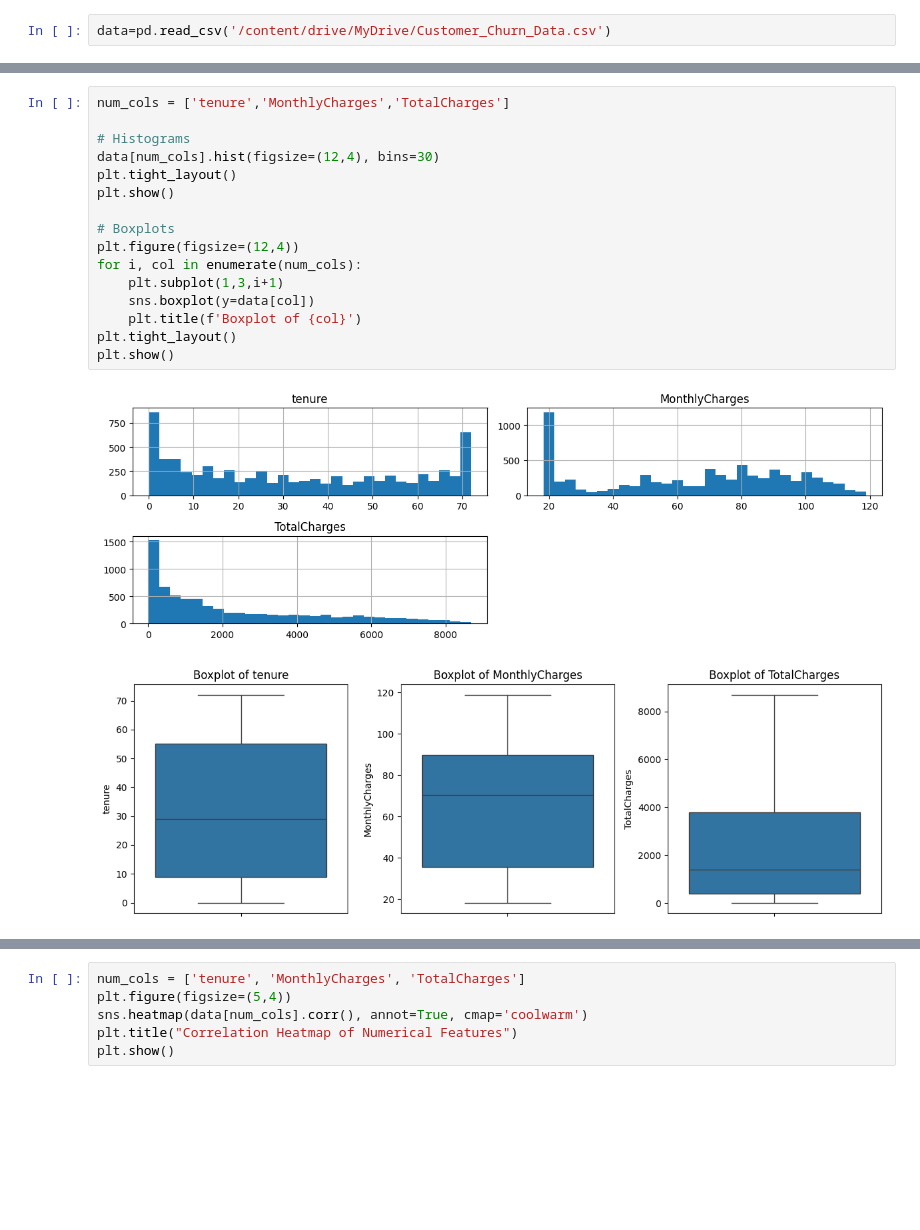
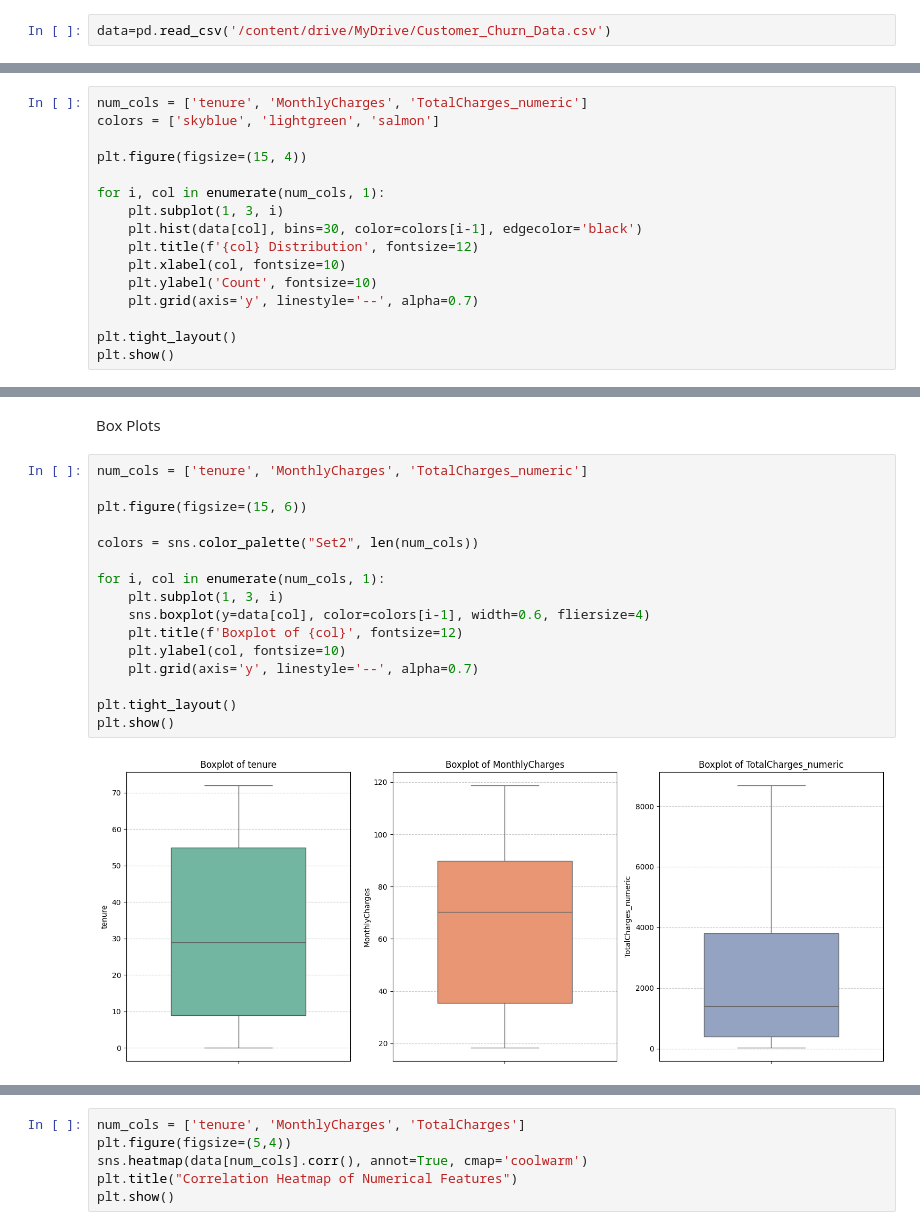
Before and after one commit to Kavishka2401/CustomerChurnPredictionSystem, a Jupyter notebook: 1_EDA.ipynb, the cells around one changed output, grey strips where cells are left out. Cells and saved outputs as stored; diff of their text form; blank space fills up the shorter version.

Commit message:
Organized code and added required text titles

```diff
--- a/1_EDA.ipynb
+++ b/1_EDA.ipynb
@@ -154,0 +177,16 @@ plt.show()
+# %%
+num_cols = ['tenure', 'MonthlyCharges', 'TotalCharges_numeric']
+colors = ['skyblue', 'lightgreen', 'salmon']
+
+plt.figure(figsize=(15, 4))
+
+for i, col in enumerate(num_cols, 1):
+    plt.subplot(1, 3, i)
+    plt.hist(data[col], bins=30, color=colors[i-1], edgecolor='black')
+    plt.title(f'{col} Distribution', fontsize=12)
+    plt.xlabel(col, fontsize=10)
+    plt.ylabel('Count', fontsize=10)
+    plt.grid(axis='y', linestyle='--', alpha=0.7)
+
+plt.tight_layout()
+plt.show()
@@ -155,19 +195,20 @@ plt.show()
+# %% [markdown]
+Box Plots
 # %%
-num_cols = ['tenure','MonthlyCharges','TotalCharges']
+num_cols = ['tenure', 'MonthlyCharges', 'TotalCharges_numeric']
 
-# Histograms
-data[num_cols].hist(figsize=(12,4), bins=30)
+plt.figure(figsize=(15, 6))
+
+colors = sns.color_palette("Set2", len(num_cols))
+
+for i, col in enumerate(num_cols, 1):
+    plt.subplot(1, 3, i)
+    sns.boxplot(y=data[col], color=colors[i-1], width=0.6, fliersize=4)
+    plt.title(f'Boxplot of {col}', fontsize=12)
+    plt.ylabel(col, fontsize=10)
+    plt.grid(axis='y', linestyle='--', alpha=0.7)
+
 plt.tight_layout()
 plt.show()
-
-# Boxplots
-plt.figure(figsize=(12,4))
-for i, col in enumerate(num_cols):
-    plt.subplot(1,3,i+1)
-    sns.boxplot(y=data[col])
-    plt.title(f'Boxplot of {col}')
-plt.tight_layout()
-plt.show()
 # %% [output]
-[figure, old version]
+[figure, new version]
-[figure, removed]
```
Also changed, not shown: parts of 41 cells of this notebook.
